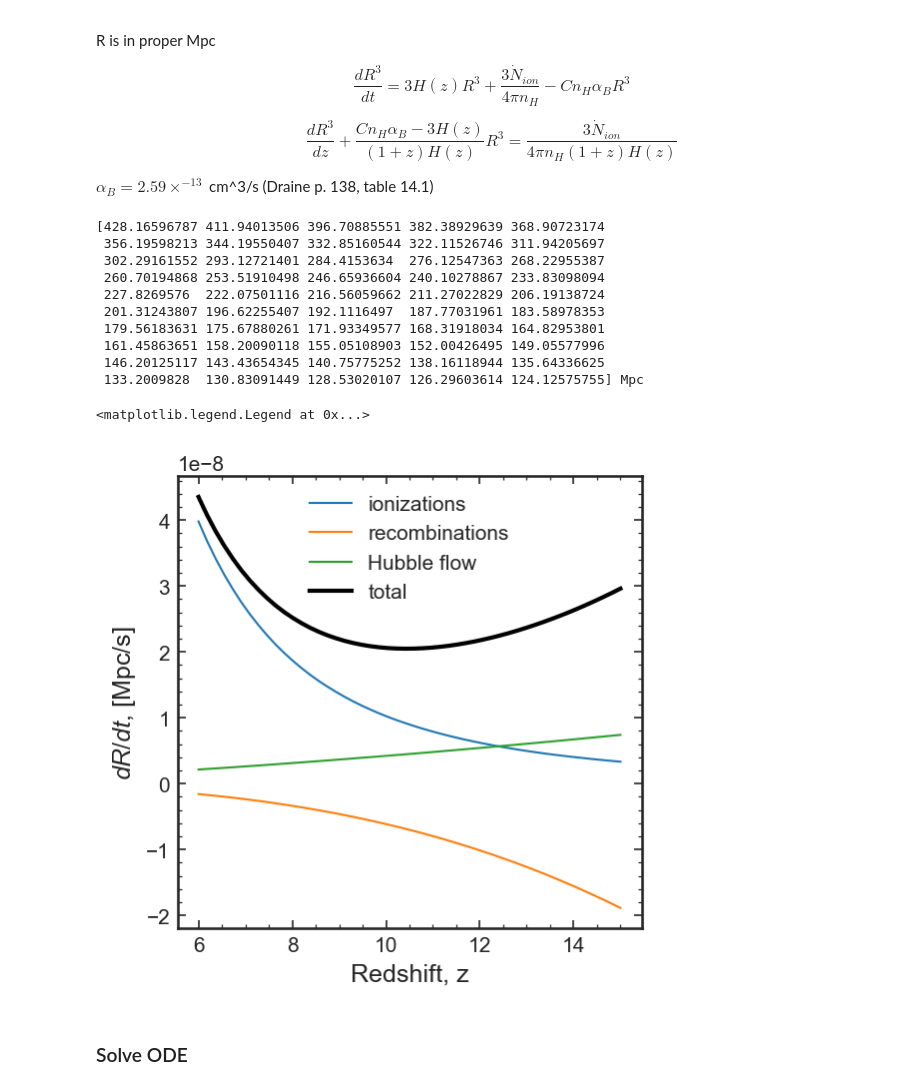
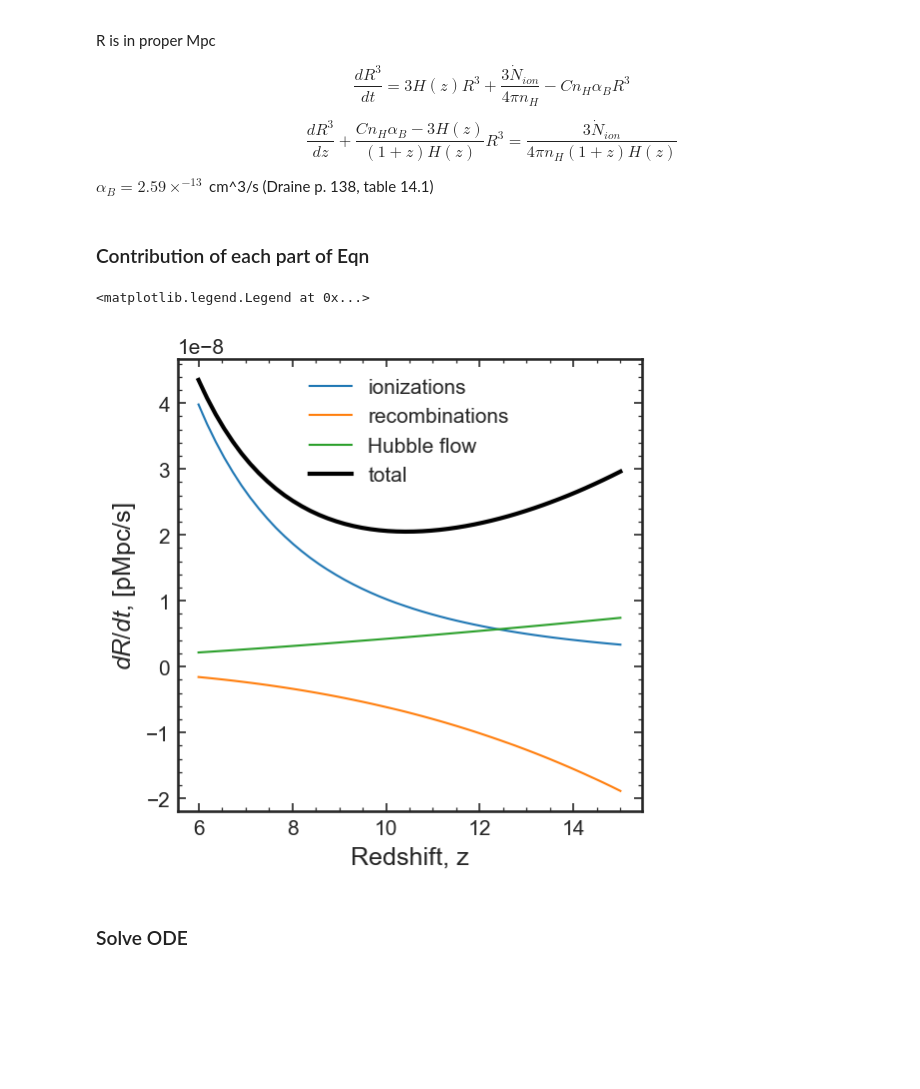
Before and after one commit to charlottenosam/LyaLineshapes, a Jupyter notebook: notebooks/bubble_size_lya_DV.ipynb, the cells around one changed output. Saved outputs shown, nothing was run; the diff lists cells and outputs as text; code cells hidden in the pictures; blank space fills up the shorter version.

```diff
--- a/notebooks/bubble_size_lya_DV.ipynb
+++ b/notebooks/bubble_size_lya_DV.ipynb
@@ -409,38 +403,30 @@ def ionization_front_Hubble(z, R=1.*u.Mpc):
+# %% [markdown]
+### Contribution of each part of Eqn
 # %%
 ztab = np.linspace(6, 15.)
 
 horizon = (const.c/Planck15.H(z=ztab)).to(u.Mpc)
-print(horizon)
+# print(horizon)
 
 R = 1.*u.Mpc
 Ndot_ion = 1.e55/u.s
 
-dRdt_ion = ionization_front_ionizations(ztab, Ndot_ion=Ndot_ion)
-dRdt_rec = ionization_front_recombinations(ztab, R=R)
-dRdt_Hub = ionization_front_Hubble(ztab, R=R)
+dRdt_ion = bubbles.ionization_front_ionizations(ztab, Ndot_ion=Ndot_ion)
+dRdt_rec = bubbles.ionization_front_recombinations(ztab, R=R)
+dRdt_Hub = bubbles.ionization_front_Hubble(ztab, R=R)
 
 plt.plot(ztab, dRdt_ion, lw=1, label='ionizations')
 plt.plot(ztab, dRdt_rec, lw=1, label='recombinations')
 plt.plot(ztab, dRdt_Hub, lw=1, label='Hubble flow')
 
 plt.plot(ztab, dRdt_ion - dRdt_rec + dRdt_Hub, c='k', label='total')
 
 plt.xlabel('Redshift, z')
-plt.ylabel('$dR/dt$, [Mpc/s]')
+plt.ylabel('$dR/dt$, [pMpc/s]')
 
 plt.legend()
 # %% [output]
-[428.16596787 411.94013506 396.70885551 382.38929639 368.90723174
- 356.19598213 344.19550407 332.85160544 322.11526746 311.94205697
- 302.29161552 293.12721401 284.4153634  276.12547363 268.22955387
- 260.70194868 253.51910498 246.65936604 240.10278867 233.83098094
- 227.8269576  222.07501116 216.56059662 211.27022829 206.19138724
- 201.31243807 196.62255407 192.1116497  187.77031961 183.58978353
- 179.56183631 175.67880261 171.93349577 168.31918034 164.82953801
- 161.45863651 158.20090118 155.05108903 152.00426495 149.05577996
- 146.20125117 143.43654345 140.75775252 138.16118944 135.64336625
- 133.2009828  130.83091449 128.53020107 126.29603614 124.12575755] Mpc
+<matplotlib.legend.Legend at 0x...>
-<matplotlib.legend.Legend at 0x...>
-[figure, old version]
+[figure, new version]
 # %% [markdown]
 ### Solve ODE
```
Also changed, not shown: parts of 16 cells of this notebook, 10 other files.
